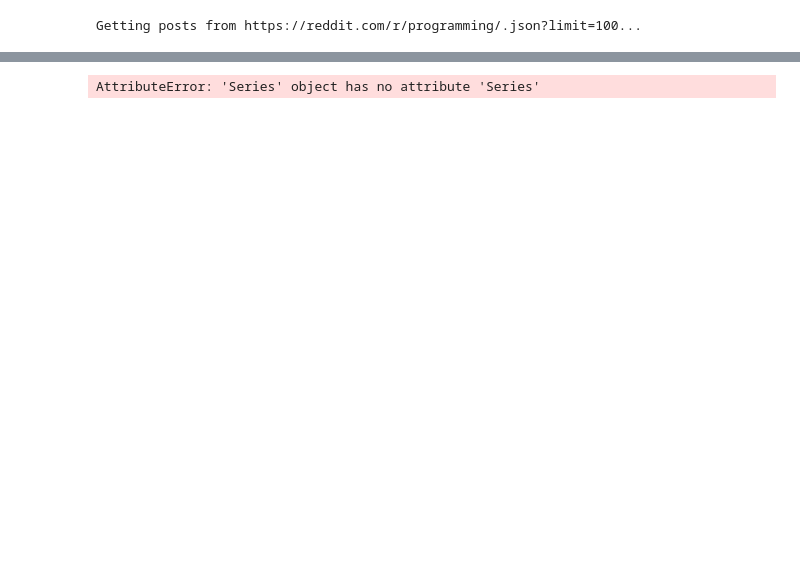
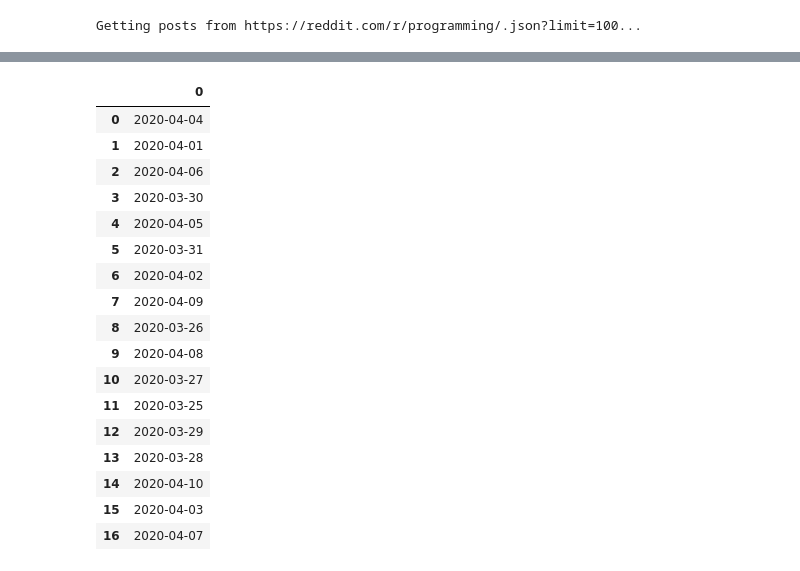
Before and after one commit to marinapm90/reddit, a Jupyter notebook: almost_all_posts.ipynb, the cells around one changed output, grey strips where cells are left out. Saved outputs shown, nothing was run; the diff lists cells and outputs as text; code cells hidden in the pictures; blank space fills up the shorter version.

Commit message:
Error solved (exclamation mark)

```diff
--- a/almost_all_posts.ipynb
+++ b/almost_all_posts.ipynb
@@ -331,7 +331,24 @@ higher_score.weekday.value_counts()
 Name: weekday, dtype: int64
-# %%
-all_dates = pd.DataFrame(all_posts.date)
-all_dates['weekday'] = [d.weekday() for d in all_dates['date']]
-unicos = all_dates.date.Series.unique()
-# %% [output]
-AttributeError: 'Series' object has no attribute 'Series'
+# %%
+unique = all_posts.date.unique().tolist()
+unique_df = pd.DataFrame(unique)
+unique_df
+# %% [output]
+|  | 0 |
+| 0 | 2020-04-04 |
+| 1 | 2020-04-01 |
+| 2 | 2020-04-06 |
+| 3 | 2020-03-30 |
+| 4 | 2020-04-05 |
+| 5 | 2020-03-31 |
+| 6 | 2020-04-02 |
+| 7 | 2020-04-09 |
+| 8 | 2020-03-26 |
+| 9 | 2020-04-08 |
+| 10 | 2020-03-27 |
+| 11 | 2020-03-25 |
+| 12 | 2020-03-29 |
+| 13 | 2020-03-28 |
+| 14 | 2020-04-10 |
+| 15 | 2020-04-03 |
+| 16 | 2020-04-07 |
```
Also changed, not shown: parts of 23 cells of this notebook.
